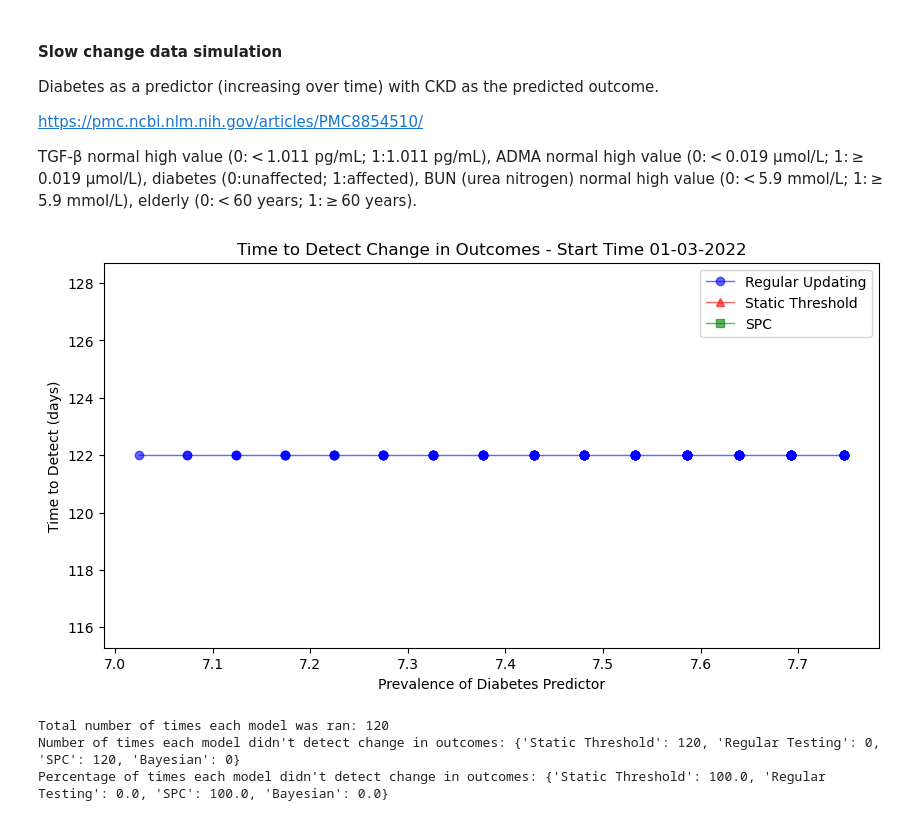
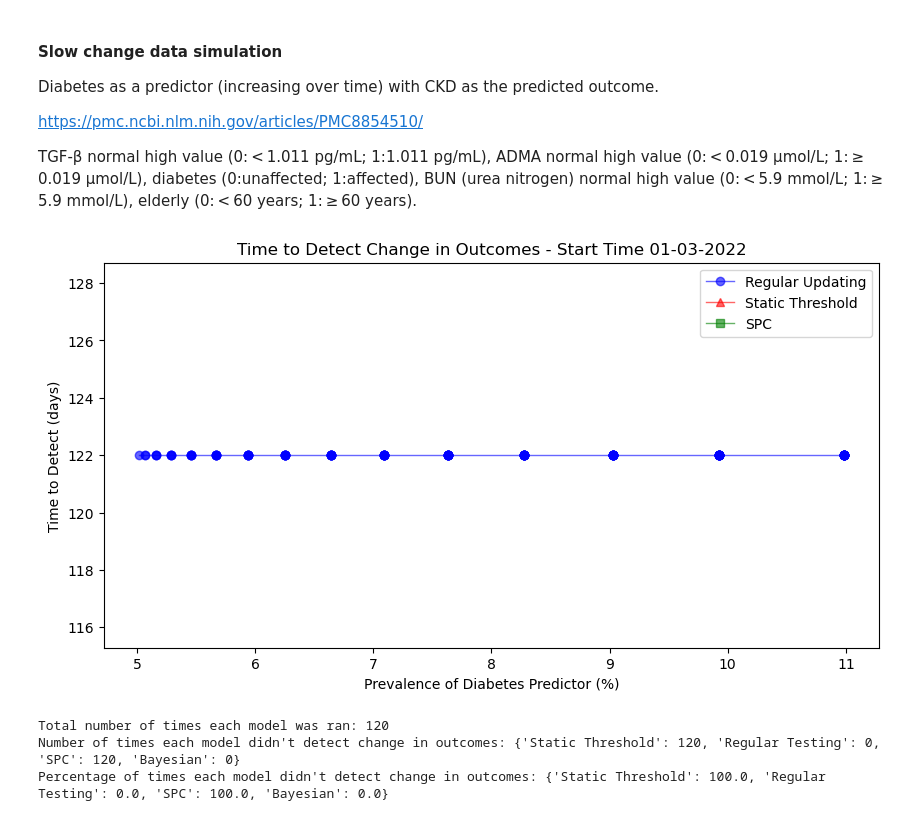
Before and after one commit to sdrelton/PREDICT, a Jupyter notebook: Comparison/detect_comparison.ipynb, the cells around one changed output. Saved outputs shown, nothing was run; the diff lists cells and outputs as text; code cells hidden in the pictures.

```diff
--- a/Comparison/detect_comparison.ipynb
+++ b/Comparison/detect_comparison.ipynb
@@ -727,17 +678,16 @@ for startDateString in startDateStrings:
         endDate = pd.to_datetime('31-12-2024', dayfirst=True)
         numdays = (endDate - startDate).days
 
-        dm_prev = 0.07  # Initial diabetes prevalence = 7%
         for i in range(numdays):
             curday = startDate + dt.timedelta(days=i)
 
             # increase the prevalence of diabetes over time
             if i % 30 == 0:
-                dm_prev *= prev_increase # this increases the probability by x% each month
+                perc_dm *= prev_increase # this increases the probability by x% each month
 
             TGFB = get_binom_from_normal(mean_TGFB, std_TGFB, num_patients, 1.011)
             ADMA = get_binom_from_normal(mean_ADMA, std_ADMA, num_patients, 0.019)
-            DM = np.random.binomial(1, dm_prev*perc_dm, num_patients)
+            DM = np.random.binomial(1, perc_dm, num_patients)
             BUN = get_binom_from_normal(mean_BUN, std_BUN, num_patients, 5.9)
             elderly = get_binom_from_normal(mean_age, std_age, num_patients, 60)
 
@@ -781,7 +731,7 @@ for startDateString in startDateStrings:
 
         for i in range(0, len(start_times)):
             #drop_sizes.append(drop_size)
-            dm_increases.append(dm_prev)
+            dm_increases.append(perc_dm)
             # run regular testing
             ########################## Regular Testing ##########################
             model = RecalibratePredictions()
@@ -807,34 +757,34 @@ for startDateString in startDateStrings:
             # model = BayesianModel(input_data=df, priors={"Intercept": (None), "age": (None), "sex": (None), "comorbidity": (None), "ldh_high": (None)}, cores=1, verbose=False, draws=100, chains=2)
             # model.trigger = BayesianRefitTrigger(model=model, input_data=df, refitFrequency=1)
             # ttd = get_model_updated_log(df, model, start_times, i, "Bayesian")
             # bayesian_ttd.append(ttd)
 
 
     dm_increases = [x * 100 for x in dm_increases]  # Convert to percentage
     # plot the time to detect for all models
     plt.figure(figsize=(10, 5))
     plt.title(f"Time to Detect Change in Outcomes - Start Time {startDateString}")
     regular_ttd_df = pd.DataFrame({"dm_increases": dm_increases, "regular_ttd": regular_ttd}).dropna(inplace=False)
     plt.plot("dm_increases", "regular_ttd", color='blue', label='Regular Updating', marker='o', alpha=0.6, linewidth=1, data=regular_ttd_df)
     static_ttd_df = pd.DataFrame({"dm_increases": dm_increases, "static_ttd": static_ttd}).dropna(inplace=False)
     plt.plot("dm_increases", "static_ttd", color='red', label='Static Threshold', marker='^', alpha=0.6, linewidth=1, data=static_ttd_df)
     spc_ttd_df = pd.DataFrame({"dm_increases": dm_increases, "spc_ttd": spc_ttd}).dropna(inplace=False)
     plt.plot("dm_increases", "spc_ttd", color='green', label='SPC', marker='s', alpha=0.6, linewidth=1, data=spc_ttd_df)
     # bayesian_ttd_df = pd.DataFrame({"dm_increases": dm_increases, "bayesian_ttd": bayesian_ttd}).dropna(inplace=False)
     # plt.plot("dm_increases", "bayesian_ttd", color='purple', label='Bayesian', marker='x', alpha=0.6, linewidth=1, data=bayesian_ttd_df)
     plt.xlabel("Prevalence of Diabetes Predictor (%)")
     plt.ylabel("Time to Detect (days)")
     plt.legend()
     plt.show()
 
 
 # Print the number of undetected models
 print(f"Total number of times each model was ran: {total_runs}")
 percentages = {key: (value / total_runs * 100) if total_runs > 0 else 0 for key, value in undetected.items()}
 print("Number of times each model didn't detect change in outcomes:", undetected)
 print("Percentage of times each model didn't detect change in outcomes:", percentages)
 # %% [output]
-[figure, old version]
+[figure, new version]
 Total number of times each model was ran: 120
 Number of times each model didn't detect change in outcomes: {'Static Threshold': 120, 'Regular Testing': 0, 'SPC': 120, 'Bayesian': 0}
 Percentage of times each model didn't detect change in outcomes: {'Static Threshold': 100.0, 'Regular Testing': 0.0, 'SPC': 100.0, 'Bayesian': 0.0}
```
Also changed, not shown: parts of 6 cells of this notebook.
